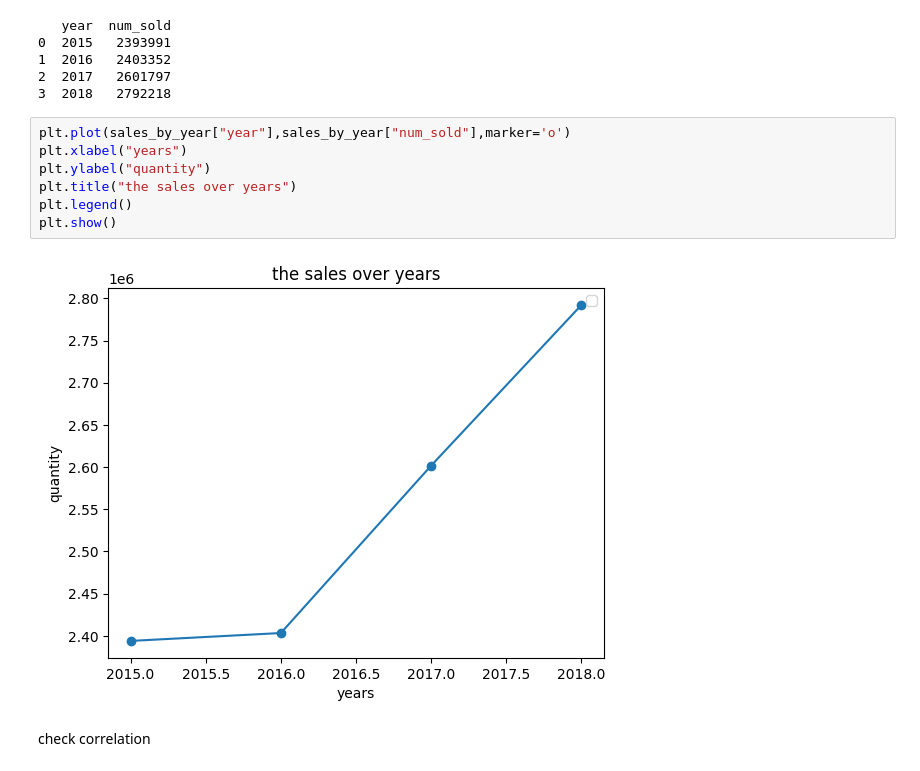
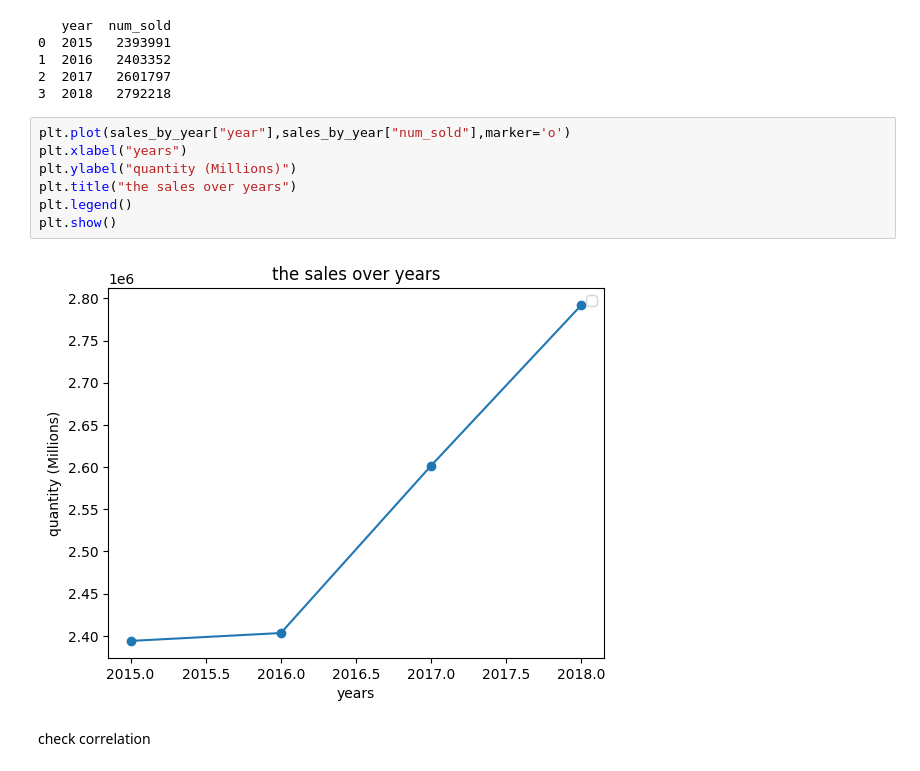
Before and after one commit to OMAR-SHOHIEB/Sales-Forecasting-and-Optimization, a Jupyter notebook: Source_Code/EDA.ipynb, the cells around one changed output. Drawn from its saved outputs; the diff is of its cells as text.

```diff
--- a/Source_Code/EDA.ipynb
+++ b/Source_Code/EDA.ipynb
@@ -135,12 +135,12 @@ print(sales_by_year)
 # %%
 plt.plot(sales_by_year["year"],sales_by_year["num_sold"],marker='o')
 plt.xlabel("years")
-plt.ylabel("quantity")
+plt.ylabel("quantity (Millions)")
 plt.title("the sales over years")
 plt.legend()
 plt.show()
 # %% [output]
-[figure, old version]
+[figure, new version]
 # %% [markdown]
 check correlation
 # %%
```
Also changed, not shown: parts of 2 cells of this notebook, 3 other files.
